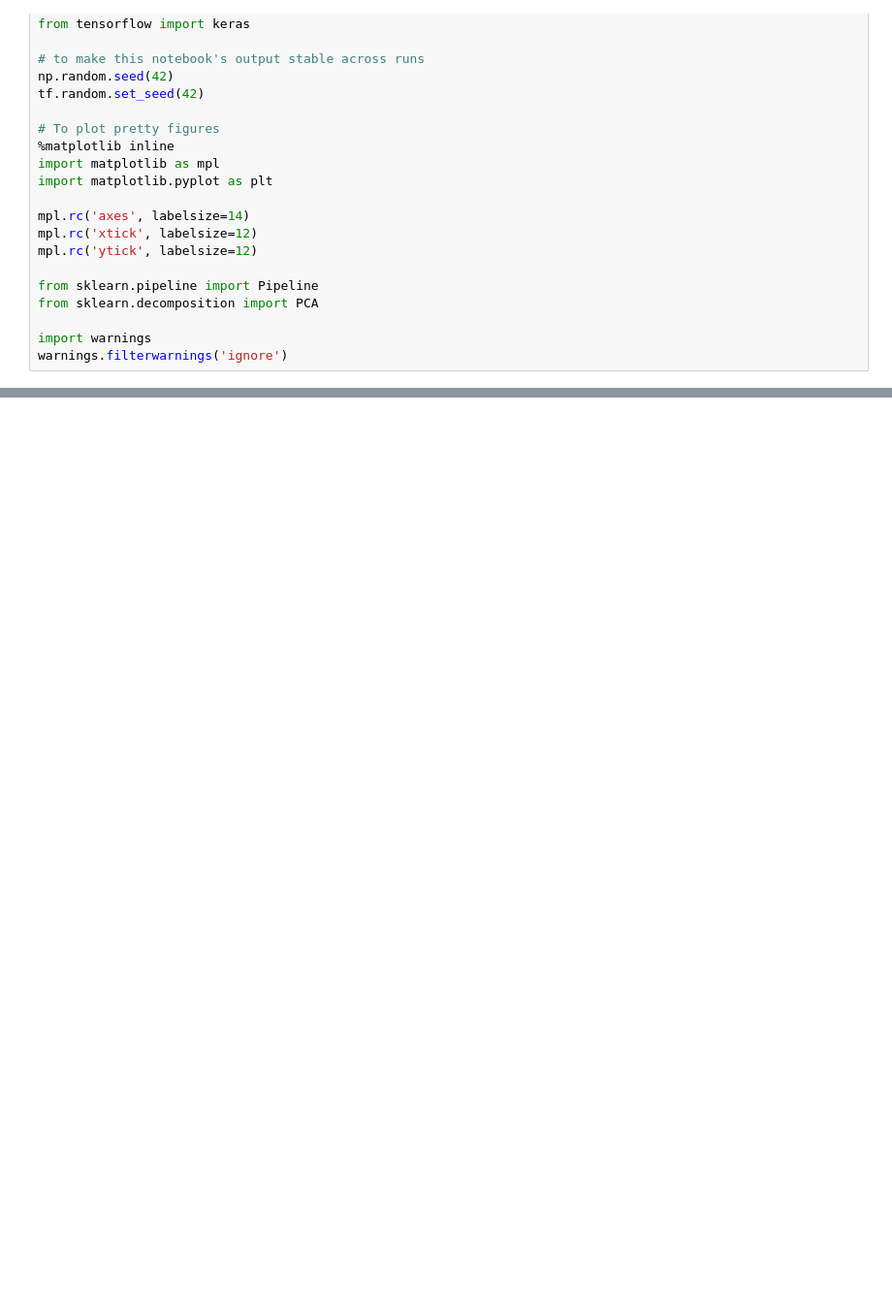
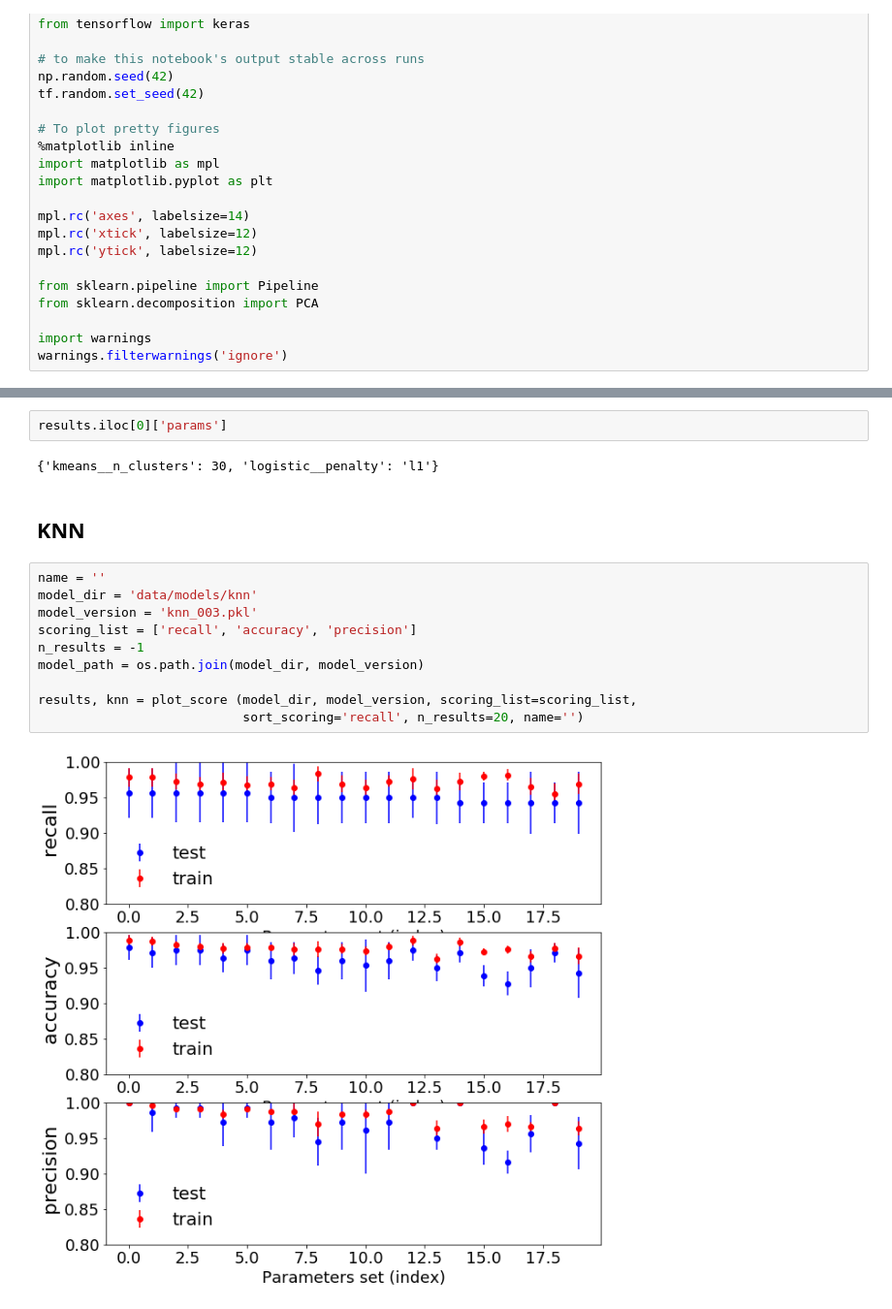
Before and after one commit to francescogiordano94/vacuum_gauge, a Jupyter notebook: visualize_and_compare.ipynb, the cells around one changed output, grey strips where cells are left out. Shown at 97% size. Cells and saved outputs as stored; diff of their text form; blank space fills up the shorter version.

```diff
--- a/visualize_and_compare.ipynb
+++ b/visualize_and_compare.ipynb
@@ -41,0 +102,18 @@ plot_score (model_dir, model_version, scoring='accuracy', n_results=-1, name='')
+# %%
+results.iloc[0]['params']
+# %% [output]
+{'kmeans__n_clusters': 30, 'logistic__penalty': 'l1'}
+# %% [markdown]
+## KNN
+# %%
+name = ''
+model_dir = 'data/models/knn'
+model_version = 'knn_003.pkl'
+scoring_list = ['recall', 'accuracy', 'precision']
+n_results = -1
+model_path = os.path.join(model_dir, model_version)
+
+results, knn = plot_score (model_dir, model_version, scoring_list=scoring_list,
+                           sort_scoring='recall', n_results=20, name='')
+# %% [output]
+[figure, added]
```
Also changed, not shown: parts of 19 cells of this notebook, 2 other files.
